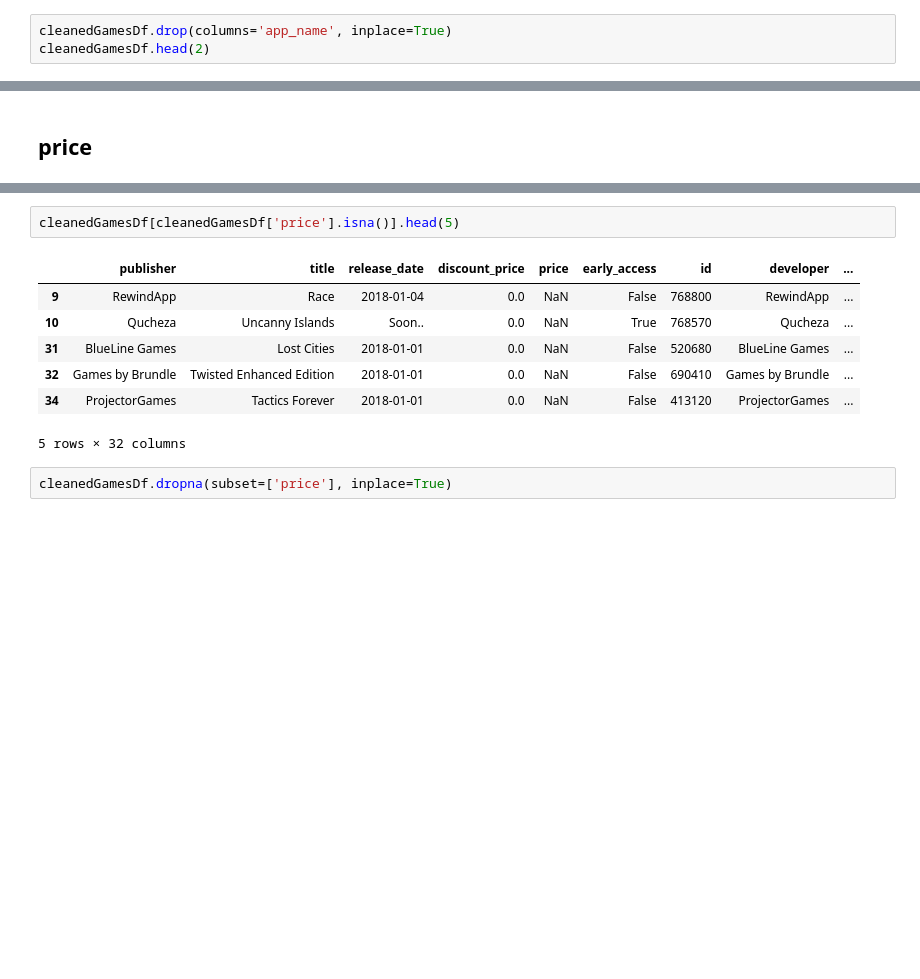
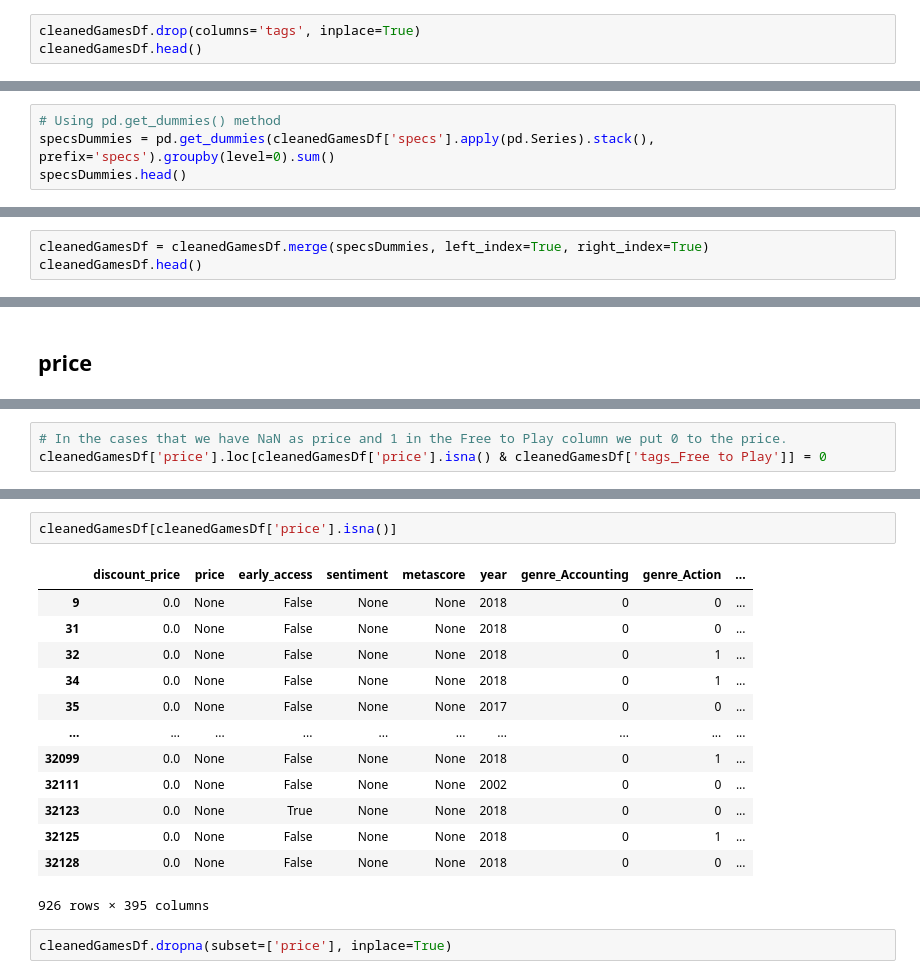
Before and after one commit to SebastianBesio/PI_ML_OPS, a Jupyter notebook: 1_EDA.ipynb, the cells around one changed output, grey strips where cells are left out. Saved outputs shown, nothing was run; the diff lists cells and outputs as text; blank space fills up the shorter version.

```diff
--- a/1_EDA.ipynb
+++ b/1_EDA.ipynb
@@ -313,4 +351,4 @@ NaN amount: 1
 # %%
-cleanedGamesDf.drop(columns='app_name', inplace=True)
-cleanedGamesDf.head(2)
+cleanedGamesDf.drop(columns='tags', inplace=True)
+cleanedGamesDf.head()
 # %% [output]
@@ -320,0 +400,4 @@ cleanedGamesDf.head(2)
+# %%
+# Using pd.get_dummies() method
+specsDummies = pd.get_dummies(cleanedGamesDf['specs'].apply(pd.Series).stack(), prefix='specs').groupby(level=0).sum()
+specsDummies.head()
@@ -320,0 +412,3 @@ cleanedGamesDf.head(2)
+# %%
+cleanedGamesDf = cleanedGamesDf.merge(specsDummies, left_index=True, right_index=True)
+cleanedGamesDf.head()
@@ -377,0 +511,3 @@ NaN amount: 1230
+# %%
+# In the cases that we have NaN as price and 1 in the Free to Play column we put 0 to the price.
+cleanedGamesDf['price'].loc[cleanedGamesDf['price'].isna() & cleanedGamesDf['tags_Free to Play']] = 0
@@ -390,13 +529,19 @@ rawGamesDf[rawGamesDf['price'].isna()].head(5)
 # %%
-cleanedGamesDf[cleanedGamesDf['price'].isna()].head(5)
+cleanedGamesDf[cleanedGamesDf['price'].isna()]
 # %% [output]
-|  | publisher | title | release_date | discount_price | price | early_access | id | developer | ... |
-| 9 | RewindApp | Race | 2018-01-04 | 0.0 | NaN | False | 768800 | RewindApp | ... |
-| 10 | Qucheza | Uncanny Islands | Soon.. | 0.0 | NaN | True | 768570 | Qucheza | ... |
-| 31 | BlueLine Games | Lost Cities | 2018-01-01 | 0.0 | NaN | False | 520680 | BlueLine Games | ... |
-| 32 | Games by Brundle | Twisted Enhanced Edition | 2018-01-01 | 0.0 | NaN | False | 690410 | Games by Brundle | ... |
-| 34 | ProjectorGames | Tactics Forever | 2018-01-01 | 0.0 | NaN | False | 413120 | ProjectorGames | ... |
+|  | discount_price | price | early_access | sentiment | metascore | year | genre_Accounting | genre_Action | ... |
+| 9 | 0.0 | None | False | None | None | 2018 | 0 | 0 | ... |
+| 31 | 0.0 | None | False | None | None | 2018 | 0 | 0 | ... |
+| 32 | 0.0 | None | False | None | None | 2018 | 0 | 1 | ... |
+| 34 | 0.0 | None | False | None | None | 2018 | 0 | 1 | ... |
+| 35 | 0.0 | None | False | None | None | 2017 | 0 | 0 | ... |
+| ... | ... | ... | ... | ... | ... | ... | ... | ... | ... |
+| 32099 | 0.0 | None | False | None | None | 2018 | 0 | 1 | ... |
+| 32111 | 0.0 | None | False | None | None | 2002 | 0 | 0 | ... |
+| 32123 | 0.0 | None | True | None | None | 2018 | 0 | 0 | ... |
+| 32125 | 0.0 | None | False | None | None | 2018 | 0 | 1 | ... |
+| 32128 | 0.0 | None | False | None | None | 2018 | 0 | 0 | ... |
-5 rows × 32 columns
+926 rows × 395 columns
 # %%
 cleanedGamesDf.dropna(subset=['price'], inplace=True)
 # %%
```
Also changed, not shown: parts of 170 cells of this notebook, 6 other files.
